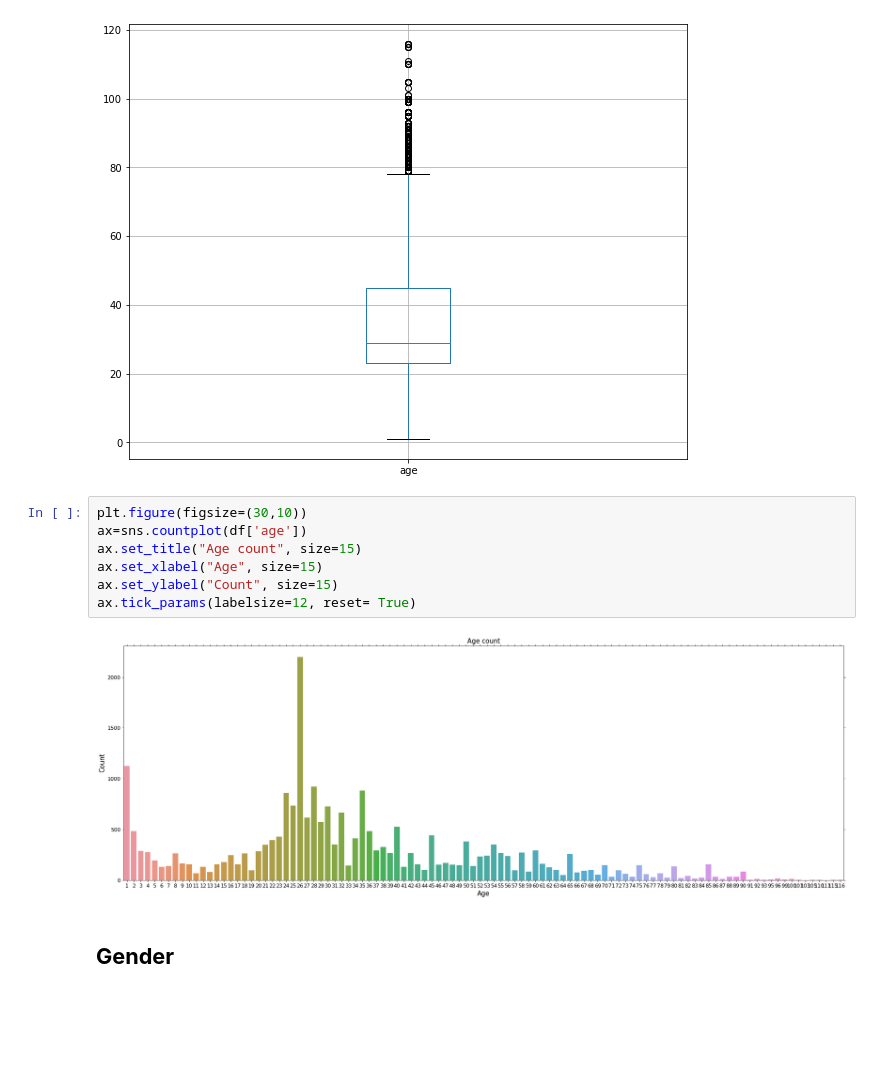
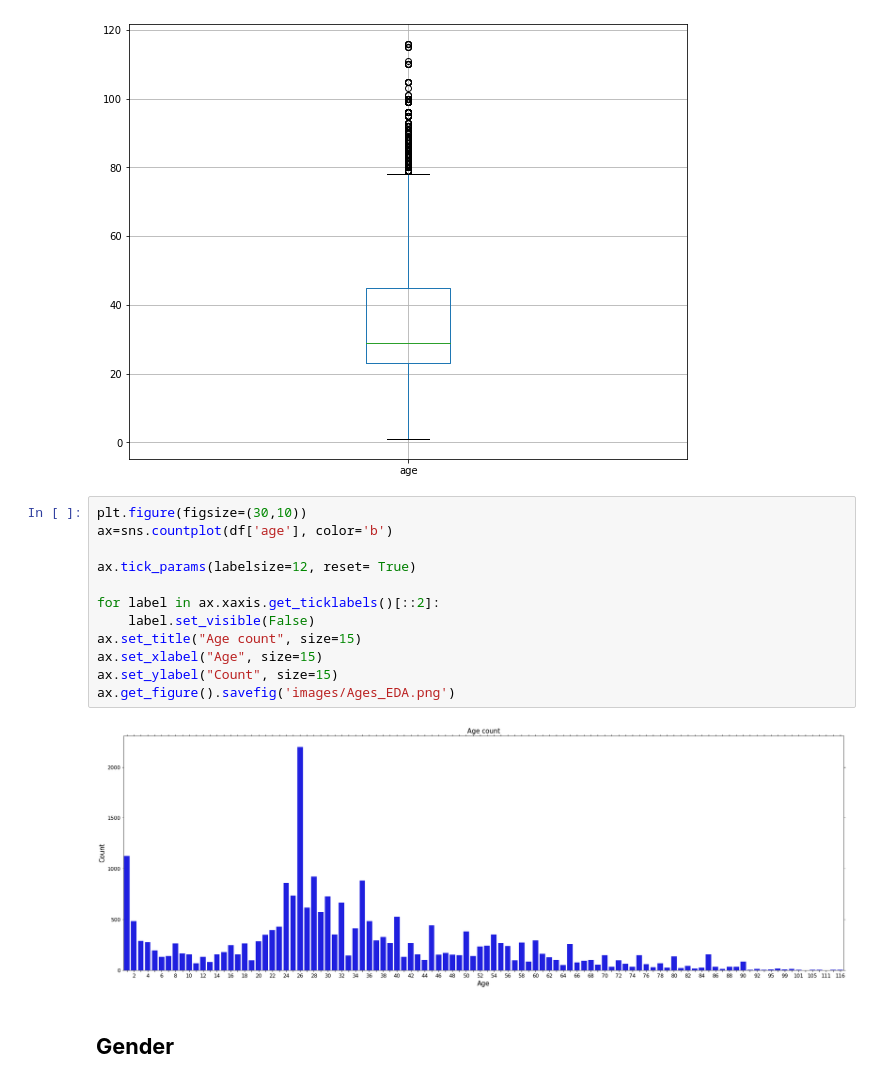
Before and after one commit to aydin-hasanli/age_gender_prediction, a Jupyter notebook: EDA.ipynb, the cells around one changed output. Cells and saved outputs as stored; diff of their text form; blank space fills up the shorter version.

```diff
--- a/EDA.ipynb
+++ b/EDA.ipynb
@@ -107,13 +116,18 @@ df[['age']].boxplot(figsize=(10,8));
 [figure]
 # %%
 plt.figure(figsize=(30,10))
-ax=sns.countplot(df['age'])
+ax=sns.countplot(df['age'], color='b')
+
+ax.tick_params(labelsize=12, reset= True)
+
+for label in ax.xaxis.get_ticklabels()[::2]:
+    label.set_visible(False)
 ax.set_title("Age count", size=15)
 ax.set_xlabel("Age", size=15)
 ax.set_ylabel("Count", size=15)
-ax.tick_params(labelsize=12, reset= True)
+ax.get_figure().savefig('images/Ages_EDA.png')
 # %% [output]
-[figure, old version]
+[figure, new version]
 # %% [markdown]
 ## __Gender__
 # %%
```
Also changed, not shown: parts of 47 cells of this notebook, 1 other file.
